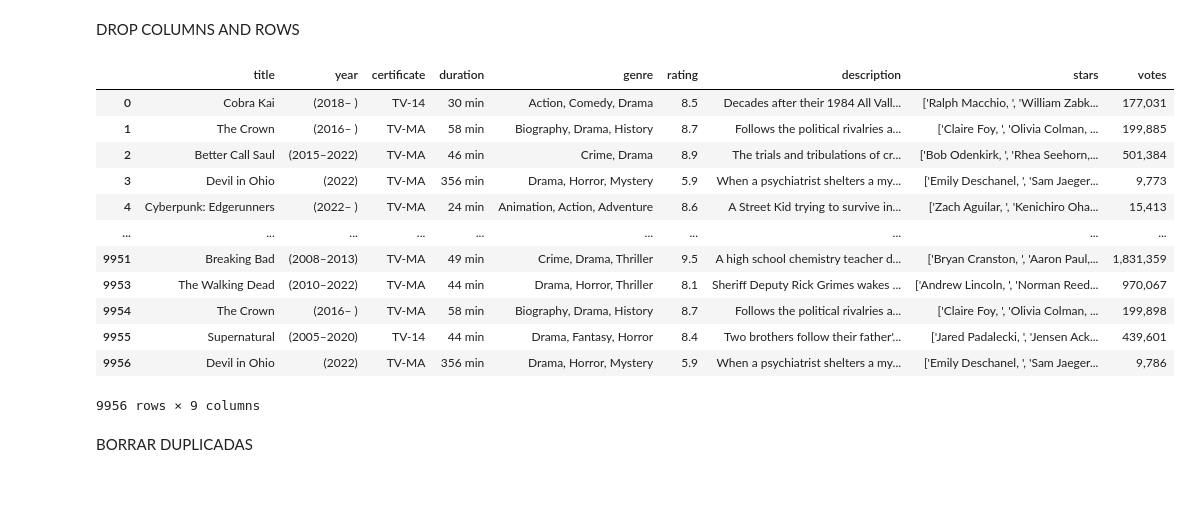
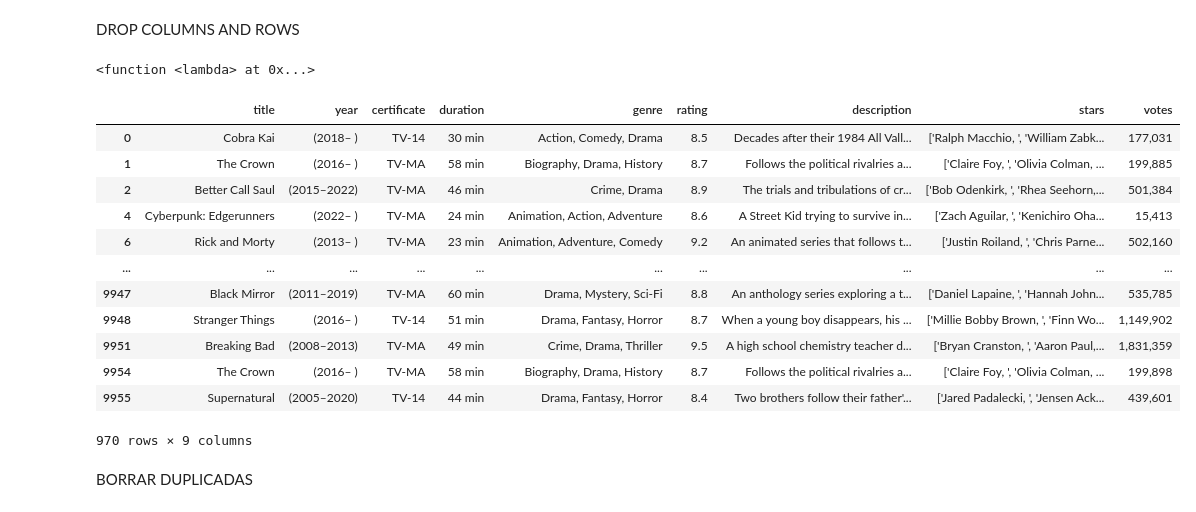
Before and after one commit to mariohgu/python, a Jupyter notebook: numpy_pandas/numpy y pandas.ipynb, the cells around one changed output. Drawn from its saved outputs; the diff is of its cells as text; code cells hidden in the pictures.

```diff
--- a/numpy_pandas/numpy y pandas.ipynb
+++ b/numpy_pandas/numpy y pandas.ipynb
@@ -261,22 +248,26 @@ df_movies.sort_values("rating").dropna()
 DROP COLUMNS AND ROWS
 # %%
 df_movies.drop(9952,axis=0,inplace=True) # aqui borramos el indice 9952 de la FILA (para columna axis=1), ojo que no lo sustituye, si solo se quiere mostrar sin determinado valor no usar INPLACE
-# %%
-df_movies
-# %% [output]
-|  | title | year | certificate | duration | genre | rating | description | stars | votes |
-| 0 | Cobra Kai | (2018– ) | TV-14 | 30 min | Action, Comedy, Drama | 8.5 | Decades after their 1984 All Vall... | ['Ralph Macchio, ', 'William Zabk... | 177,031 |
-| 1 | The Crown | (2016– ) | TV-MA | 58 min | Biography, Drama, History | 8.7 | Follows the political rivalries a... | ['Claire Foy, ', 'Olivia Colman, ... | 199,885 |
-| 2 | Better Call Saul | (2015–2022) | TV-MA | 46 min | Crime, Drama | 8.9 | The trials and tribulations of cr... | ['Bob Odenkirk, ', 'Rhea Seehorn,... | 501,384 |
-| 3 | Devil in Ohio | (2022) | TV-MA | 356 min | Drama, Horror, Mystery | 5.9 | When a psychiatrist shelters a my... | ['Emily Deschanel, ', 'Sam Jaeger... | 9,773 |
-| 4 | Cyberpunk: Edgerunners | (2022– ) | TV-MA | 24 min | Animation, Action, Adventure | 8.6 | A Street Kid trying to survive in... | ['Zach Aguilar, ', 'Kenichiro Oha... | 15,413 |
-| ... | ... | ... | ... | ... | ... | ... | ... | ... | ... |
-| 9951 | Breaking Bad | (2008–2013) | TV-MA | 49 min | Crime, Drama, Thriller | 9.5 | A high school chemistry teacher d... | ['Bryan Cranston, ', 'Aaron Paul,... | 1,831,359 |
-| 9953 | The Walking Dead | (2010–2022) | TV-MA | 44 min | Drama, Horror, Thriller | 8.1 | Sheriff Deputy Rick Grimes wakes ... | ['Andrew Lincoln, ', 'Norman Reed... | 970,067 |
-| 9954 | The Crown | (2016– ) | TV-MA | 58 min | Biography, Drama, History | 8.7 | Follows the political rivalries a... | ['Claire Foy, ', 'Olivia Colman, ... | 199,898 |
-| 9955 | Supernatural | (2005–2020) | TV-14 | 44 min | Drama, Fantasy, Horror | 8.4 | Two brothers follow their father'... | ['Jared Padalecki, ', 'Jensen Ack... | 439,601 |
-| 9956 | Devil in Ohio | (2022) | TV-MA | 356 min | Drama, Horror, Mystery | 5.9 | When a psychiatrist shelters a my... | ['Emily Deschanel, ', 'Sam Jaeger... | 9,786 |
-9956 rows × 9 columns
+# %%
+anio = lambda x: x[1:5]
+anio(df_movies['year'])
+print(anio)
+df_movies[df_movies['rating']>8.1]
+# %% [output]
+<function <lambda> at 0x...>
+|  | title | year | certificate | duration | genre | rating | description | stars | votes |
+| 0 | Cobra Kai | (2018– ) | TV-14 | 30 min | Action, Comedy, Drama | 8.5 | Decades after their 1984 All Vall... | ['Ralph Macchio, ', 'William Zabk... | 177,031 |
+| 1 | The Crown | (2016– ) | TV-MA | 58 min | Biography, Drama, History | 8.7 | Follows the political rivalries a... | ['Claire Foy, ', 'Olivia Colman, ... | 199,885 |
+| 2 | Better Call Saul | (2015–2022) | TV-MA | 46 min | Crime, Drama | 8.9 | The trials and tribulations of cr... | ['Bob Odenkirk, ', 'Rhea Seehorn,... | 501,384 |
+| 4 | Cyberpunk: Edgerunners | (2022– ) | TV-MA | 24 min | Animation, Action, Adventure | 8.6 | A Street Kid trying to survive in... | ['Zach Aguilar, ', 'Kenichiro Oha... | 15,413 |
+| 6 | Rick and Morty | (2013– ) | TV-MA | 23 min | Animation, Adventure, Comedy | 9.2 | An animated series that follows t... | ['Justin Roiland, ', 'Chris Parne... | 502,160 |
+| ... | ... | ... | ... | ... | ... | ... | ... | ... | ... |
+| 9947 | Black Mirror | (2011–2019) | TV-MA | 60 min | Drama, Mystery, Sci-Fi | 8.8 | An anthology series exploring a t... | ['Daniel Lapaine, ', 'Hannah John... | 535,785 |
+| 9948 | Stranger Things | (2016– ) | TV-14 | 51 min | Drama, Fantasy, Horror | 8.7 | When a young boy disappears, his ... | ['Millie Bobby Brown, ', 'Finn Wo... | 1,149,902 |
+| 9951 | Breaking Bad | (2008–2013) | TV-MA | 49 min | Crime, Drama, Thriller | 9.5 | A high school chemistry teacher d... | ['Bryan Cranston, ', 'Aaron Paul,... | 1,831,359 |
+| 9954 | The Crown | (2016– ) | TV-MA | 58 min | Biography, Drama, History | 8.7 | Follows the political rivalries a... | ['Claire Foy, ', 'Olivia Colman, ... | 199,898 |
+| 9955 | Supernatural | (2005–2020) | TV-14 | 44 min | Drama, Fantasy, Horror | 8.4 | Two brothers follow their father'... | ['Jared Padalecki, ', 'Jensen Ack... | 439,601 |
+970 rows × 9 columns
 # %% [markdown]
 BORRAR DUPLICADAS
 # %%
```
Also changed, not shown: parts of 12 cells of this notebook, 3 other files.
